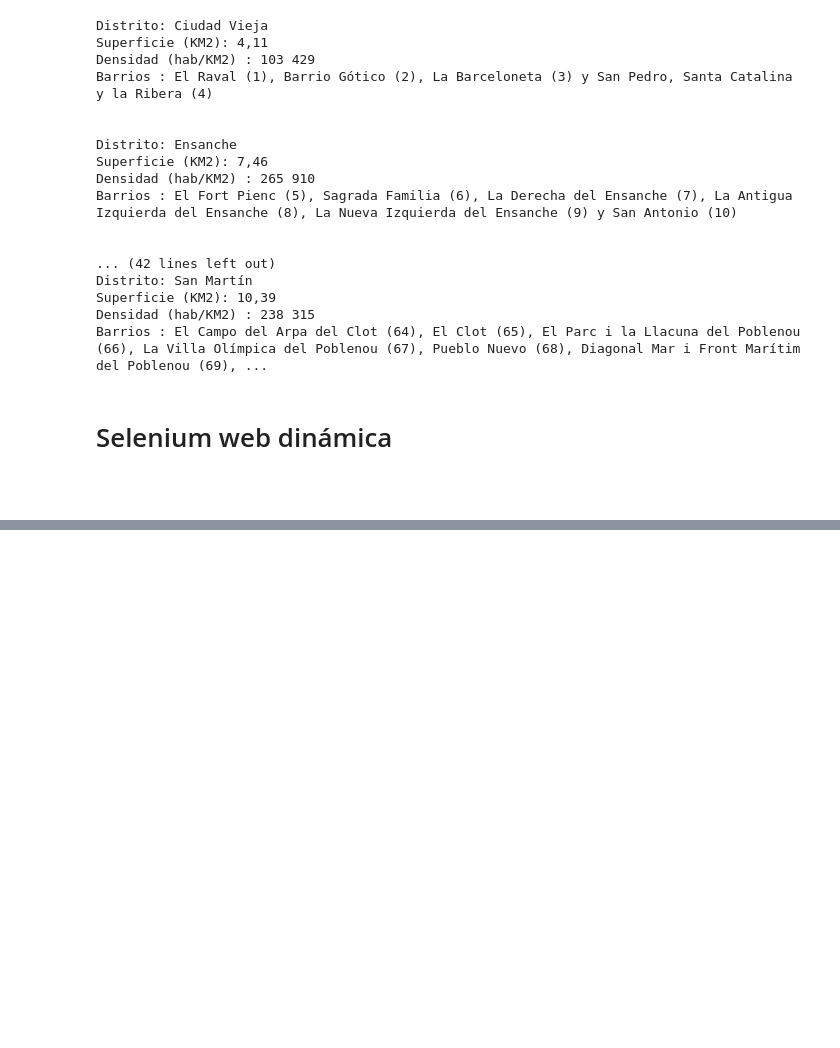
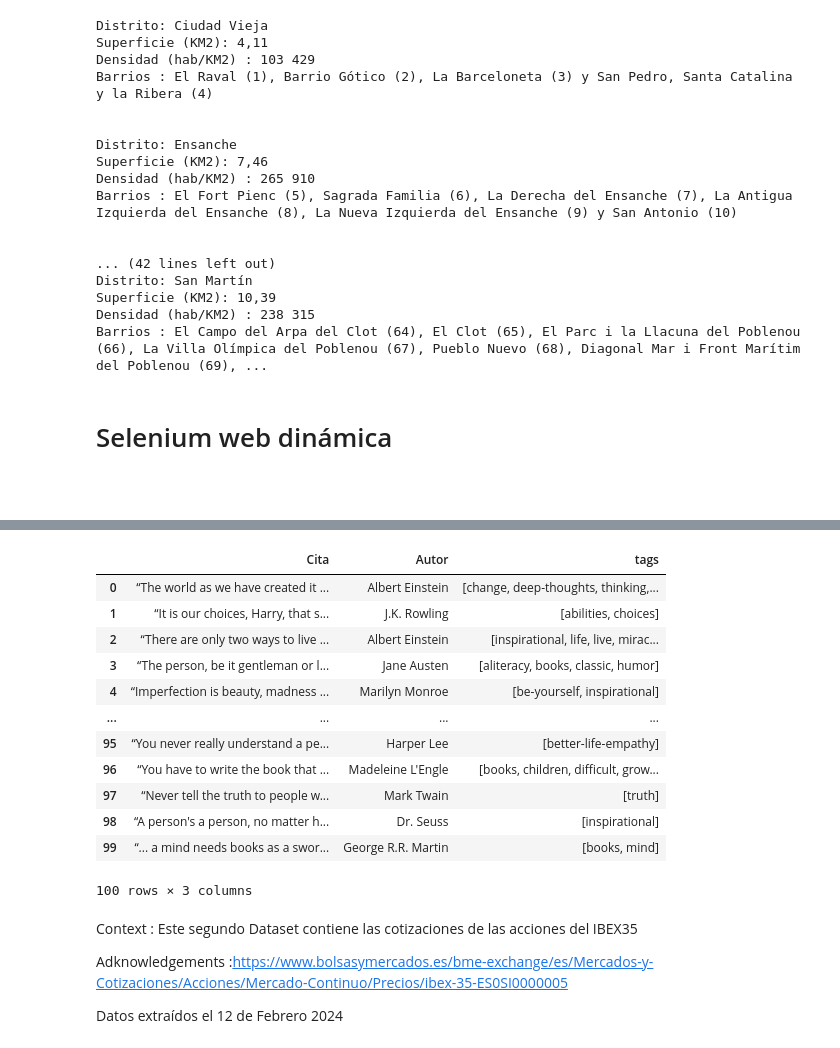
Before and after one commit to Llapi7/estructures_Dataframe-, a Jupyter notebook: M10_T01.ipynb, the cells around one changed output, grey strips where cells are left out. Drawn from its saved outputs; the diff is of its cells as text; code cells hidden in the pictures; blank space fills up the shorter version.

```diff
--- a/M10_T01.ipynb
+++ b/M10_T01.ipynb
@@ -47,9 +80,7 @@ for element in results:
     quote = element.find('span', class_="text").text
     author = element.find('small', class_="author").text
     tag_html = element.find_all("a", class_="tag")
-    tag_list=[]
-    for tag in tag_html:
-        tag_list.append(tag.text)
+    tag_list = (tag.text for tag in tag_html)
     print(quote)
     print(author)
     print(tag_list, '\n')
@@ -80,27 +107,32 @@ df = pd.DataFrame(columns = ['Cita','Autor','tags'])
 # %%
 # Mismo proceso de recolecta anterior pero para todas las páginas de la web
 
+# Creamos las listas donde guardaremos los resultados
+
+quotes_list = []
+authors_list = []
+tags_list = []
 
 
-for i in range(1,11):
+for i in range(0,11):
     website ="http://quotes.toscrape.com/page/"+str(i)+"/"
-    result = requests.get ( website,auth=('user', 'pass'))
-    content = result.text
-    soup = BeautifulSoup(content, 'html.parser')
+    result = requests.get ( website,auth=('user', 'pass')).text
+    soup = BeautifulSoup(result, 'html.parser')
     results = soup.find_all('div', class_='quote')
 
-
     for element in results:
-        result = requests.get ( website,auth=('user', 'pass'))
         quote = element.find('span', class_="text").text
         author = element.find('small', class_="author").text
         tag_html = element.find_all("a", class_="tag")
-        tag_list=[]
-        for tag in tag_html:
-            tag_list.append(tag.text)
-        df = pd.concat([df, pd.DataFrame([{'Cita': quote, 'Autor':author, 'tags': tag_list}])], ignore_index=True)
+        tags = [tag.text for tag in tag_html]
+
+        quotes_list.append(quote)
+        authors_list.append(author)
+        tags_list.append(tags)
 # %%
-df.head()
+df1 = pd.DataFrame({'Cita': quotes_list, 'Autor':authors_list, 'tags' : tags_list})
+
+df1.head()
 # %% [output]
 |  | Cita | Autor | tags |
 | 0 | “The world as we have created it ... | Albert Einstein | [change, deep-thoughts, thinking,... |
@@ -271,0 +340,23 @@ Diferencia: -0,47%
+# %%
+df1
+# %% [output]
+|  | Cita | Autor | tags |
+| 0 | “The world as we have created it ... | Albert Einstein | [change, deep-thoughts, thinking,... |
+| 1 | “It is our choices, Harry, that s... | J.K. Rowling | [abilities, choices] |
+| 2 | “There are only two ways to live ... | Albert Einstein | [inspirational, life, live, mirac... |
+| 3 | “The person, be it gentleman or l... | Jane Austen | [aliteracy, books, classic, humor] |
+| 4 | “Imperfection is beauty, madness ... | Marilyn Monroe | [be-yourself, inspirational] |
+| ... | ... | ... | ... |
+| 95 | “You never really understand a pe... | Harper Lee | [better-life-empathy] |
+| 96 | “You have to write the book that ... | Madeleine L'Engle | [books, children, difficult, grow... |
+| 97 | “Never tell the truth to people w... | Mark Twain | [truth] |
+| 98 | “A person's a person, no matter h... | Dr. Seuss | [inspirational] |
+| 99 | “... a mind needs books as a swor... | George R.R. Martin | [books, mind] |
+100 rows × 3 columns
+# %% [markdown]
+Context : Este segundo Dataset contiene las cotizaciones de las acciones del IBEX35
+
+
+Adknowledgements :https://www.bolsasymercados.es/bme-exchange/es/Mercados-y-Cotizaciones/Acciones/Mercado-Continuo/Precios/ibex-35-ES0SI0000005
+
+Datos extraídos el 12 de Febrero 2024
```
Also changed, not shown: parts of 16 cells of this notebook, 1 other file.
